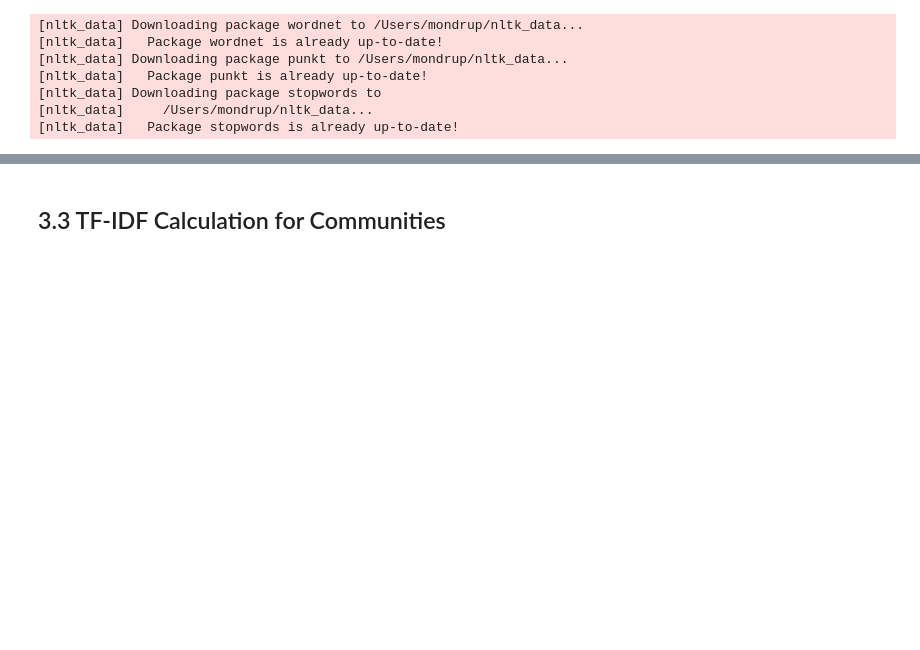
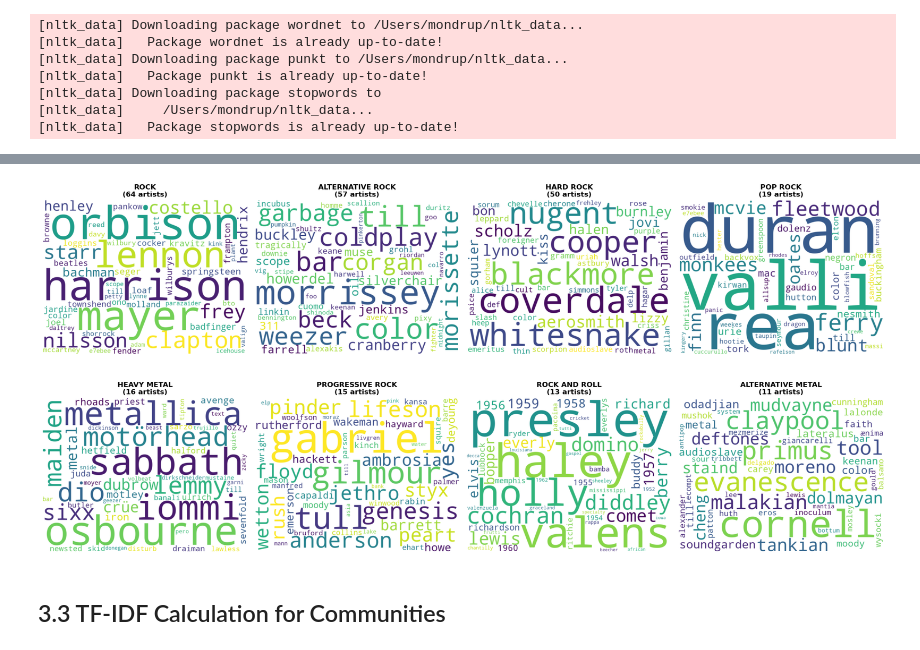
Before and after one commit to Somon8/social_graphs_25, a Jupyter notebook: assignment2_sorens_version.ipynb, the cells around one changed output, grey strips where cells are left out. Cells and saved outputs as stored; diff of their text form; code cells hidden in the pictures; blank space fills up the shorter version.

```diff
--- a/assignment2_sorens_version.ipynb
+++ b/assignment2_sorens_version.ipynb
@@ -527,6 +527,6 @@ def calculate_tfidf_for_communities(communities_dict, top_n=10):
 [nltk_data]     /Users/mondrup/nltk_data...
 [nltk_data]   Package stopwords is already up-to-date!
 # %%
-genre_tfidf = calculate_tfidf_for_communities(first_genre_communities, top_n=10)
+genre_tfidf = calculate_tfidf_for_communities(first_genre_communities, top_n=50)
 with open('genre_tfidf.pkl', 'wb') as f:
     pickle.dump(genre_tfidf, f)
@@ -563,3 +561,48 @@ for community, top_words in genre_tfidf.items():
+# %%
+from wordcloud import WordCloud
+
+import matplotlib.pyplot as plt
+
+# Get top 8 genres by count
+top_8_genres = [g[0] for g in genre_counts.most_common(8)]
+
+# Create word clouds using TF-IDF scores for each of the top 8 genres
+fig, axes = plt.subplots(2, 4, figsize=(20, 10))
+axes = axes.flatten()
+
+for idx, genre in enumerate(top_8_genres):
+    # Get TF-IDF scores for this genre
+    tfidf_scores = genre_tfidf[genre]
+
+    # Find the max TF-IDF score for scaling
+    max_tfidf = max([score for _, score in tfidf_scores])
+
+    # Create frequency dictionary scaled for word cloud
+    word_freq = {}
+    for word, score in tfidf_scores:
+        scaled_score = int((score / max_tfidf) * 100)
+        if scaled_score > 0:
+            word_freq[word] = scaled_score
+
+    # Generate word cloud
+    wc = WordCloud(
+        width=800,
+        height=600,
+        background_color='white',
+        max_words=100,
+        relative_scaling=0.5,
+        min_font_size=10
+    ).generate_from_frequencies(word_freq)
+
+    axes[idx].imshow(wc, interpolation='bilinear')
+    axes[idx].set_title(f'{genre.upper()}\n({genre_counts[genre]} artists)',
+                        fontsize=12, fontweight='bold')
+    axes[idx].axis('off')
+
+plt.tight_layout()
+plt.show()
+# %% [output]
+[figure, added]
 # %% [markdown]
 ## 3.3 TF-IDF Calculation for Communities
 # %%
```
Also changed, not shown: parts of 11 cells of this notebook, 3 other files.
